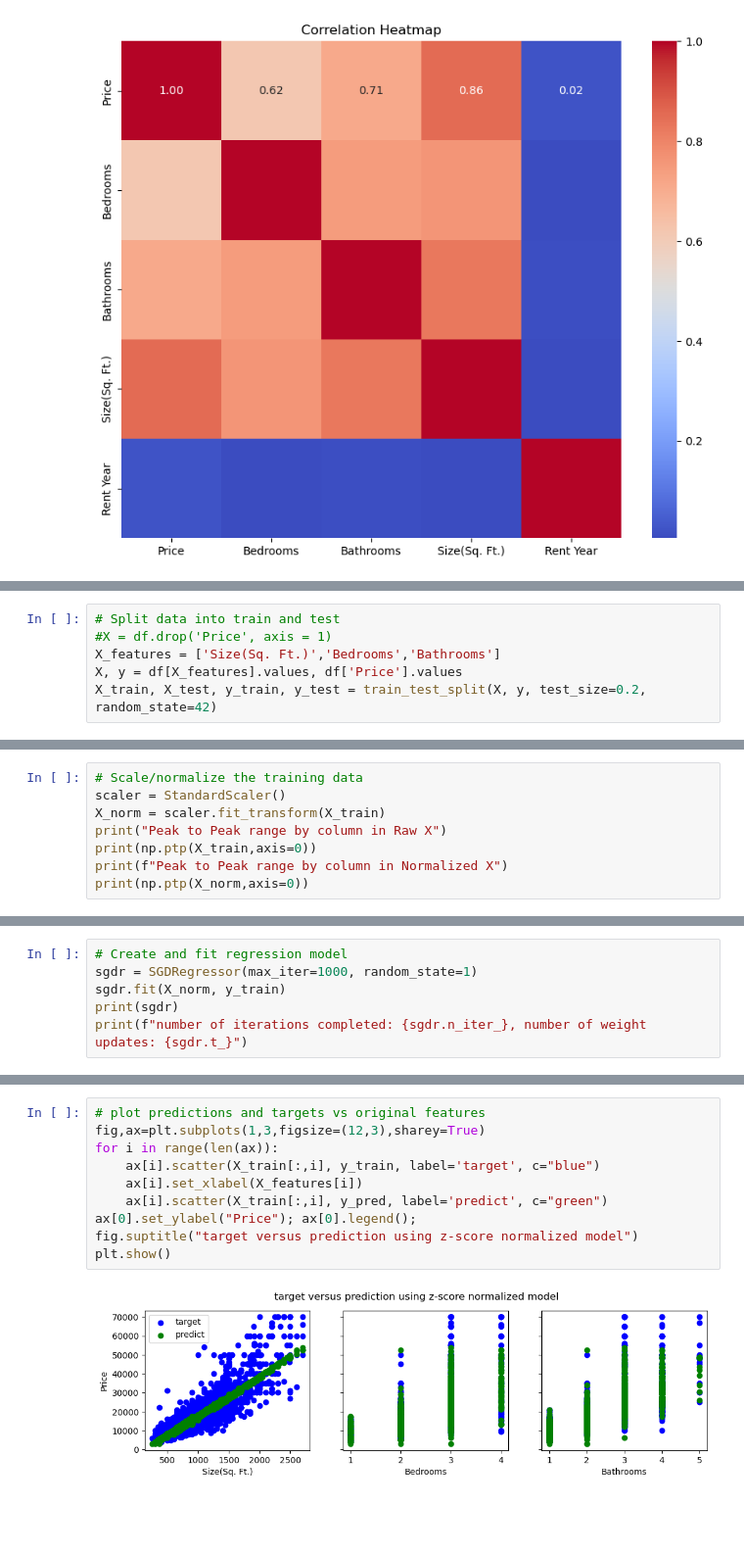
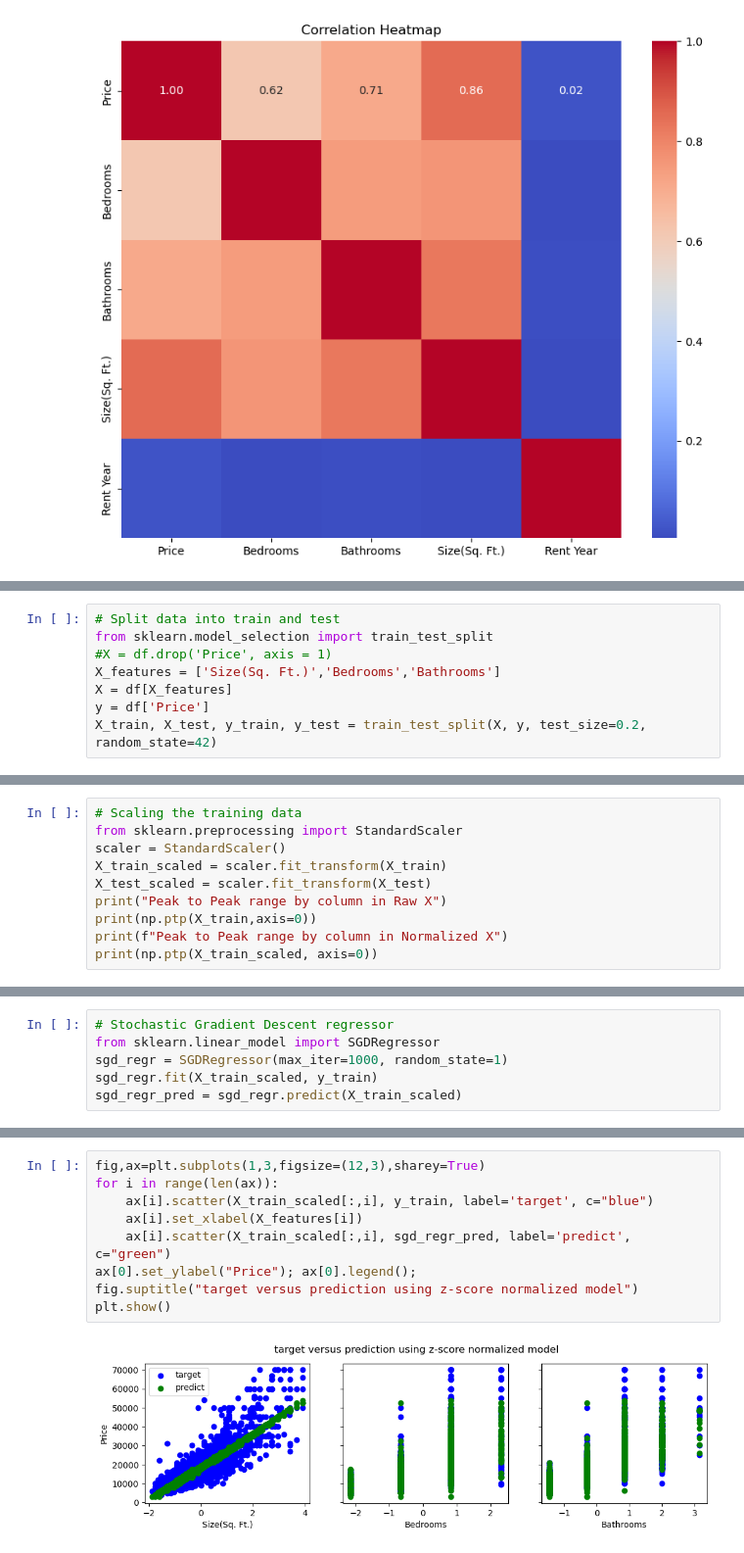
Before and after one commit to jhonnovax/House-Price-Prediction, a Jupyter notebook: house-price-prediction.ipynb, the cells around one changed output, grey strips where cells are left out. Shown at 98% size. Saved outputs shown, nothing was run; the diff lists cells and outputs as text; blank space fills up the shorter version.

```diff
--- a/house-price-prediction.ipynb
+++ b/house-price-prediction.ipynb
@@ -436,6 +432,8 @@ from sklearn.preprocessing import StandardScaler
 # %%
 # Split data into train and test
+from sklearn.model_selection import train_test_split
 #X = df.drop('Price', axis = 1)
 X_features = ['Size(Sq. Ft.)','Bedrooms','Bathrooms']
-X, y = df[X_features].values, df['Price'].values
+X = df[X_features]
+y = df['Price']
 X_train, X_test, y_train, y_test = train_test_split(X, y, test_size=0.2, random_state=42)
@@ -442,10 +479,12 @@ X_train, X_test, y_train, y_test = train_test_split(X, y, test_size=0.2, random_
 # %%
-# Scale/normalize the training data
+# Scaling the training data
+from sklearn.preprocessing import StandardScaler
 scaler = StandardScaler()
-X_norm = scaler.fit_transform(X_train)
+X_train_scaled = scaler.fit_transform(X_train)
+X_test_scaled = scaler.fit_transform(X_test)
 print("Peak to Peak range by column in Raw X")
 print(np.ptp(X_train,axis=0))
 print(f"Peak to Peak range by column in Normalized X")
-print(np.ptp(X_norm,axis=0))
+print(np.ptp(X_train_scaled, axis=0))
 # %% [output]
 Peak to Peak range by column in Raw X
@@ -459,6 +527,6 @@ from sklearn.linear_model import SGDRegressor
 # %%
-# Create and fit regression model
-sgdr = SGDRegressor(max_iter=1000, random_state=1)
-sgdr.fit(X_norm, y_train)
-print(sgdr)
-print(f"number of iterations completed: {sgdr.n_iter_}, number of weight updates: {sgdr.t_}")
+# Stochastic Gradient Descent regressor
+from sklearn.linear_model import SGDRegressor
+sgd_regr = SGDRegressor(max_iter=1000, random_state=1)
+sgd_regr.fit(X_train_scaled, y_train)
+sgd_regr_pred = sgd_regr.predict(X_train_scaled)
@@ -491,12 +533,11 @@ Target values
 # %%
-# plot predictions and targets vs original features
 fig,ax=plt.subplots(1,3,figsize=(12,3),sharey=True)
 for i in range(len(ax)):
-    ax[i].scatter(X_train[:,i], y_train, label='target', c="blue")
-    ax[i].set_xlabel(X_features[i])
-    ax[i].scatter(X_train[:,i], y_pred, label='predict', c="green")
+	ax[i].scatter(X_train_scaled[:,i], y_train, label='target', c="blue")
+	ax[i].set_xlabel(X_features[i])
+	ax[i].scatter(X_train_scaled[:,i], sgd_regr_pred, label='predict', c="green")
 ax[0].set_ylabel("Price"); ax[0].legend();
 fig.suptitle("target versus prediction using z-score normalized model")
 plt.show()
 # %% [output]
-[figure, old version]
+[figure, new version]
```
Also changed, not shown: parts of 86 cells of this notebook.
